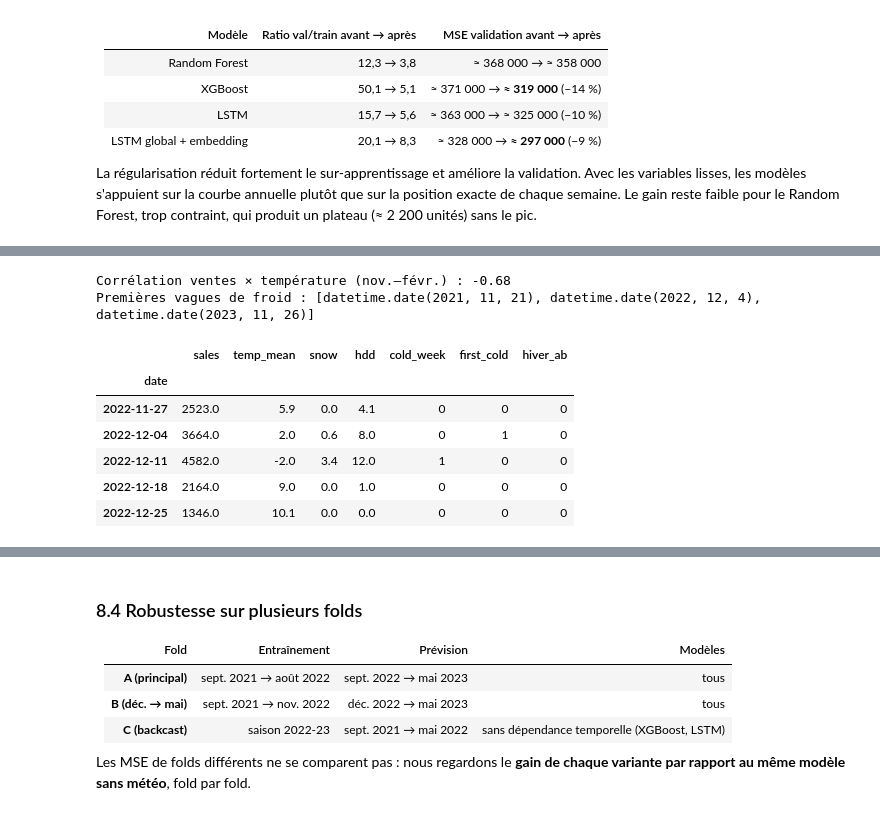
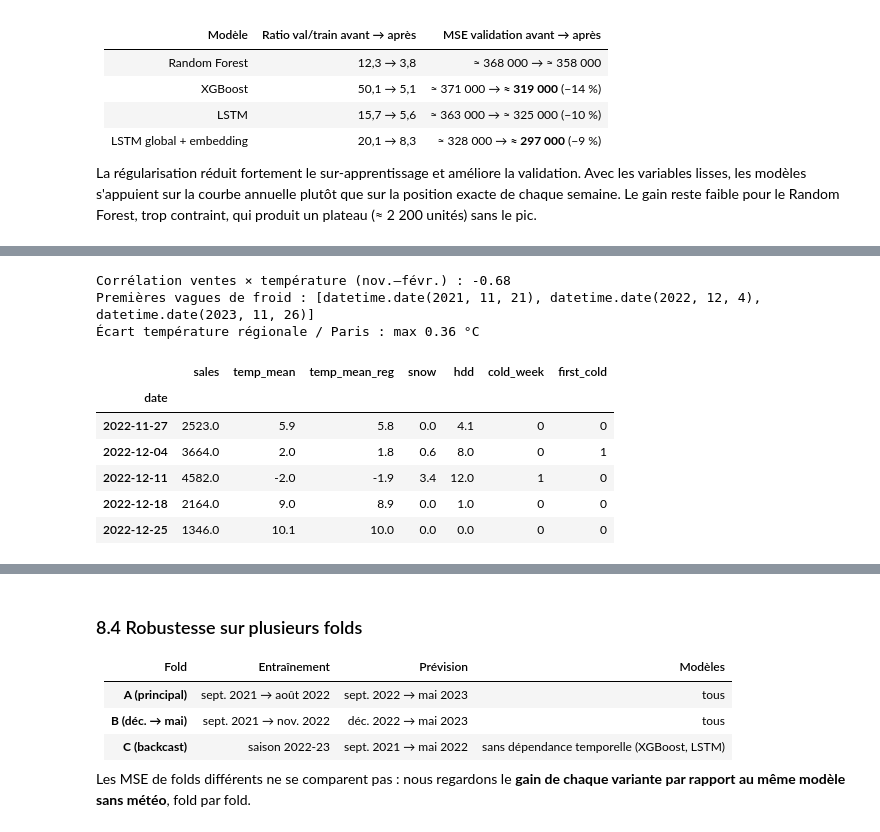
Before and after one commit to deboramendes27/decathlon-forecast, a Jupyter notebook: notebooks/02_modeles.ipynb, the cells around one changed output, grey strips where cells are left out. Drawn from its saved outputs; the diff is of its cells as text; code cells hidden in the pictures.

```diff
--- a/notebooks/02_modeles.ipynb
+++ b/notebooks/02_modeles.ipynb
@@ -818,46 +834,98 @@ else:
     METEO_CSV.parent.mkdir(exist_ok=True)
     meteo_daily.to_csv(METEO_CSV)
 if VAC_CSV.exists():
     vacances = pd.read_csv(VAC_CSV, parse_dates=['start_date', 'end_date'])
 else:
     vacances = fetch_json(VAC_URL, 'results')
     for col in ['start_date', 'end_date']:   # dates publiées en UTC : conversion en date locale
         vacances[col] = pd.to_datetime(vacances[col]).dt.tz_convert('Europe/Paris').dt.tz_localize(None).dt.normalize()
     vacances = vacances[vacances.zones.isin(['Zone A', 'Zone B', 'Zone C'])].sort_values(['annee_scolaire', 'zones'])
     vacances.to_csv(VAC_CSV, index=False)
 
 # Semaine Decathlon : du dimanche (`date`) au samedi suivant
 meteo = (meteo_daily.resample('W-SAT', label='left', closed='right')
          .agg({'temperature_2m_mean': 'mean', 'snowfall_sum': 'sum'})
          .rename(columns={'temperature_2m_mean': 'temp_mean', 'snowfall_sum': 'snow'}))
 meteo.index = meteo.index + pd.Timedelta(days=1)
-meteo['hdd'] = (10 - meteo.temp_mean).clip(lower=0)
-meteo['cold_week'] = (meteo.temp_mean < 2).astype(int)
-cold_weeks = meteo.index[meteo.temp_mean < 5]
-first_weeks = pd.Series(cold_weeks).groupby(np.where(cold_weeks.month >= 8, cold_weeks.year, cold_weeks.year - 1)).min()
-meteo['first_cold'] = meteo.index.isin(first_weeks).astype(int)
+
+def enrich(m):
+    # degrés-jours de froid, semaine froide, première semaine < 5 °C de chaque saison
+    out = pd.DataFrame({'hdd': (10 - m.temp_mean).clip(lower=0), 'cold_week': (m.temp_mean < 2).astype(int)}, index=m.index)
+    cold_weeks = m.index[m.temp_mean < 5]
+    first = pd.Series(cold_weeks).groupby(np.where(cold_weeks.month >= 8, cold_weeks.year, cold_weeks.year - 1)).min()
+    out['first_cold'] = m.index.isin(first).astype(int)
+    return out
+
+meteo = meteo.join(enrich(meteo))
+
+# Météo régionale : communes des magasins, moyenne pondérée par les ventes de l'entraînement du fold
+COMMUNES_CSV = Path('../donnees_externes/meteo_communes_magasins.csv')
+GEO_NAME = {'PHITIVIERS': 'Pithiviers', 'Paris La Défense': 'Puteaux', 'DAMMARIE LES LYS CEDEX': 'Dammarie-les-Lys',
+            'SAINT MAXIMIN': 'Saint-Maximin', 'CLAYE SOUILLY': 'Claye-Souilly', 'MANTES BUCHELAY': 'Buchelay',
+            'Saint Maur': 'Saint-Maur-des-Fossés', 'STE GENEVIEVE DES BOIS': 'Sainte-Geneviève-des-Bois',
+            'BRY SUR MARNE': 'Bry-sur-Marne', 'BRETIGNY SUR ORGE': 'Brétigny-sur-Orge', 'Brétigny-sur-Orge': 'Brétigny-sur-Orge', 'SAINT DOULCHARD': 'Saint-Doulchard',
+            'ROMORANTIN LANTHENAY': 'Romorantin-Lanthenay', 'VARENNES SUR SEINE': 'Varennes-sur-Seine',
+            'VILLEBON-SUR-YVETTE': 'Villebon-sur-Yvette', 'PONTAULT COMBAULT': 'Pontault-Combault', "L'ISLE ADAM": "L'Isle-Adam",
+            'LE CHESNAY': 'Le Chesnay', 'SAINT-DENIS': 'Saint-Denis', 'Croissy Beaubourg': 'Croissy-Beaubourg'}
+REGIONS = ['Île-de-France', 'Hauts-de-France', 'Centre-Val de Loire', 'Bourgogne-Franche-Comté']
+stores = pd.read_csv(DATA_DIR / 'stores_location.csv')
+stores['commune'] = [GEO_NAME.get(city, city.title()) for city in stores.city]
+if COMMUNES_CSV.exists():
+    communes_daily = pd.read_csv(COMMUNES_CSV, parse_dates=['time'])
+else:
+    coords = []
+    for commune in stores.commune.unique():
+        hits = fetch_json('https://geocoding-api.open-meteo.com/v1/search?count=10&language=fr&countryCode=FR&name='
+                          + urllib.parse.quote(commune), 'results')
+        hit = hits[hits.admin1.isin(REGIONS)].iloc[0] if hits.admin1.isin(REGIONS).any() else hits.iloc[0]
+        coords.append((commune, hit.latitude, hit.longitude))
+    # une seule requête pour toutes les communes (l'API limite le nombre d'appels)
+    url = METEO_URL.replace('latitude=48.8566&longitude=2.3522',
+                            'latitude=' + ','.join(f'{lat:.4f}' for _, lat, _ in coords)
+                            + '&longitude=' + ','.join(f'{lon:.4f}' for _, _, lon in coords))
+    with urllib.request.urlopen(url, timeout=120) as response:
+        answers = json.load(response)
+    communes_daily = pd.concat([pd.DataFrame(a['daily']).assign(commune=c, latitude=lat, longitude=lon)
+                                for (c, lat, lon), a in zip(coords, answers)]).assign(time=lambda d: pd.to_datetime(d.time))
+    communes_daily.to_csv(COMMUNES_CSV, index=False)
+
+def to_weekly(daily):
+    out = (daily.set_index('time').resample('W-SAT', label='left', closed='right')
+           .agg({'temperature_2m_mean': 'mean', 'snowfall_sum': 'sum'})
+           .rename(columns={'temperature_2m_mean': 'temp_mean', 'snowfall_sum': 'snow'}))
+    out.index = out.index + pd.Timedelta(days=1)
+    return out
+
+commune_weekly = {commune: to_weekly(d) for commune, d in communes_daily.groupby('commune')}
+store_commune = stores.set_index('bu').commune
+sales_weights = store_sales.loc[val_train.index].sum() / store_sales.loc[val_train.index].values.sum()
+regional = sum(commune_weekly[store_commune[bu]][['temp_mean', 'snow']] * sales_weights[bu] for bu in store_sales.columns)
+meteo = meteo.join(regional.join(enrich(regional)).add_suffix('_reg'))
 ab = vacances[vacances.zones.isin(['Zone A', 'Zone B'])]
 meteo['hiver_ab'] = np.any([(meteo.index + pd.Timedelta(days=6) >= s) & (meteo.index < e)
                             for s, e in zip(ab.start_date, ab.end_date)], axis=0).astype(int)
 
 METEO_RAW = ['temp_mean', 'snow']                          # température brute
 METEO_RICH = ['hdd', 'cold_week', 'snow', 'first_cold']    # météo enrichie
 METEO_RICH_AB = METEO_RICH + ['hiver_ab']                  # météo enrichie + vacances A/B
+METEO_RICH_REG = ['hdd_reg', 'cold_week_reg', 'snow_reg', 'first_cold_reg']   # météo enrichie régionale
 
 winter = hist[['sales']].join(meteo).loc[lambda d: d.index.month.isin([11, 12, 1, 2])]
 print('Corrélation ventes × température (nov.–févr.) :', round(winter.sales.corr(winter.temp_mean), 2))
 print('Premières vagues de froid :', list(meteo.index[meteo.first_cold == 1].date))
-hist[['sales']].join(meteo).loc['2022-11-27':'2022-12-25'].round(1)
+print(f'Écart température régionale / Paris : max {(meteo.temp_mean_reg - meteo.temp_mean).abs().max():.2f} °C')
+hist[['sales']].join(meteo[['temp_mean', 'temp_mean_reg', 'snow', 'hdd', 'cold_week', 'first_cold']]).loc['2022-11-27':'2022-12-25'].round(1)
 # %% [output]
 Corrélation ventes × température (nov.–févr.) : -0.68
 Premières vagues de froid : [datetime.date(2021, 11, 21), datetime.date(2022, 12, 4), datetime.date(2023, 11, 26)]
+Écart température régionale / Paris : max 0.36 °C
-|  | sales | temp_mean | snow | hdd | cold_week | first_cold | hiver_ab |
+|  | sales | temp_mean | temp_mean_reg | snow | hdd | cold_week | first_cold |
 | date |  |  |  |  |  |  |  |
-| 2022-11-27 | 2523.0 | 5.9 | 0.0 | 4.1 | 0 | 0 | 0 |
-| 2022-12-04 | 3664.0 | 2.0 | 0.6 | 8.0 | 0 | 1 | 0 |
-| 2022-12-11 | 4582.0 | -2.0 | 3.4 | 12.0 | 1 | 0 | 0 |
-| 2022-12-18 | 2164.0 | 9.0 | 0.0 | 1.0 | 0 | 0 | 0 |
-| 2022-12-25 | 1346.0 | 10.1 | 0.0 | 0.0 | 0 | 0 | 0 |
+| 2022-11-27 | 2523.0 | 5.9 | 5.8 | 0.0 | 4.1 | 0 | 0 |
+| 2022-12-04 | 3664.0 | 2.0 | 1.8 | 0.6 | 8.0 | 0 | 1 |
+| 2022-12-11 | 4582.0 | -2.0 | -1.9 | 3.4 | 12.0 | 1 | 0 |
+| 2022-12-18 | 2164.0 | 9.0 | 8.9 | 0.0 | 1.0 | 0 | 0 |
+| 2022-12-25 | 1346.0 | 10.1 | 10.0 | 0.0 | 0.0 | 0 | 0 |
 # %% [markdown]
 ### 8.3 Météo, vacances et pondération dans les meilleurs modèles
 
```
Also changed, not shown: parts of 19 cells of this notebook, 2 other files.
